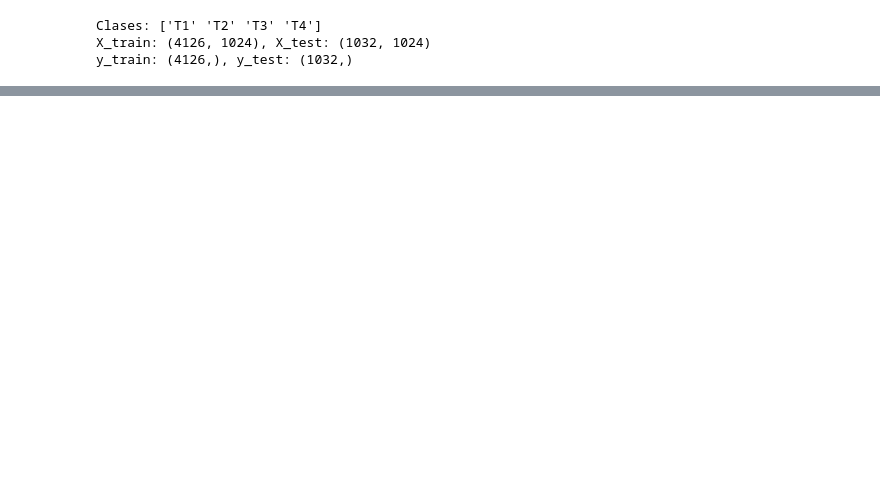
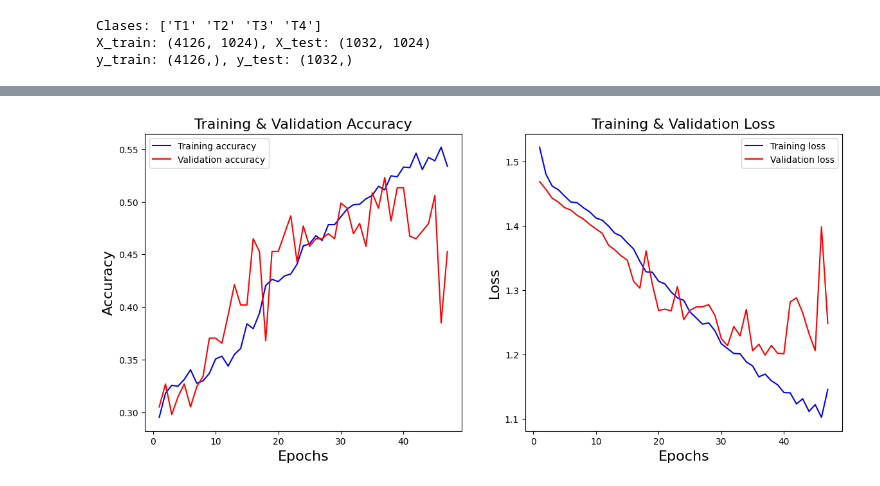
Before and after one commit to Hugo31810/OncoNLP, a Jupyter notebook: Notebooks/06_CNNs.ipynb, the cells around one changed output, grey strips where cells are left out. Saved outputs shown, nothing was run; the diff lists cells and outputs as text; code cells hidden in the pictures; blank space fills up the shorter version.

```diff
--- a/Notebooks/06_CNNs.ipynb
+++ b/Notebooks/06_CNNs.ipynb
@@ -236,0 +182,18 @@ weighted avg       0.38      0.36      0.33      1032
+# %%
+# cargamos los embeddings generados previamente
+X_train = np.load("../data/processed/Elmo/max/X_train_elmo_max.npy")
+X_test  = np.load("../data/processed/Elmo/max/X_test_elmo_max.npy")
+
+# cargamos las etiquetas con el mismo split que usamos al generar los embeddings
+df = pd.read_csv('../data/raw/tcga_simple_train.csv')
+_, _, y_train, y_test = train_test_split(df['text'], df['t'], test_size=0.2, random_state=42)
+
+from sklearn.preprocessing import LabelEncoder
+le = LabelEncoder()
+y_train = le.fit_transform(y_train)
+y_test = le.transform(y_test)
+
+print("Clases:", le.classes_)
+
+print(f"X_train: {X_train.shape}, X_test: {X_test.shape}")
+print(f"y_train: {y_train.shape}, y_test: {y_test.shape}")
@@ -236,0 +204,73 @@ weighted avg       0.38      0.36      0.33      1032
+# %%
+X_train = X_train.reshape(X_train.shape[0], 1, X_train.shape[1])
+X_test  = X_test.reshape(X_test.shape[0],  1, X_test.shape[1])
+
+num_clases = len(le.classes_)
+
+from tensorflow.keras.regularizers import l2
+from sklearn.metrics import f1_score, classification_report
+
+model = Sequential()
+model.add(Conv1D(filters=256, kernel_size=1, activation='relu', input_shape=(1, X_train.shape[2])))
+model.add(Conv1D(filters=128, kernel_size=1, activation='relu'))
+model.add(GlobalMaxPooling1D())
+model.add(Dense(256, activation='relu', kernel_regularizer=l2(0.0005)))
+model.add(Dropout(0.3))
+model.add(Dense(128, activation='relu', kernel_regularizer=l2(0.0005)))
+model.add(Dropout(0.3))
+model.add(Dense(64, activation='relu'))
+model.add(Dense(num_clases, activation='softmax'))
+
+model.summary()
+
+model.compile(
+    optimizer=Adam(learning_rate=0.00005),
+    loss='sparse_categorical_crossentropy',
+    metrics=['accuracy']
+)
+
+early_stop = EarlyStopping(monitor='val_loss', patience=10, restore_best_weights=True)
+
+history = model.fit(
+    X_train, y_train,
+    epochs=200,
+    batch_size=16,
+    validation_split=0.1,
+    callbacks=[early_stop]
+)
+
+loss, accuracy = model.evaluate(X_test, y_test)
+print(f"Loss: {loss:.4f} | Accuracy: {accuracy:.4f}")
+
+y_pred = model.predict(X_test)
+y_pred_clases = np.argmax(y_pred, axis=1)
+
+print(f"F1 Macro:    {f1_score(y_test, y_pred_clases, average='macro'):.4f}")
+print(f"F1 Weighted: {f1_score(y_test, y_pred_clases, average='weighted'):.4f}")
+print("\n", classification_report(y_test, y_pred_clases, target_names=le.classes_))
+
+history_dict    = history.history
+loss_values     = history_dict['loss']
+val_loss_values = history_dict['val_loss']
+accuracy_vals   = history_dict['accuracy']
+val_accuracy    = history_dict['val_accuracy']
+epochs          = range(1, len(loss_values) + 1)
+
+fig, ax = plt.subplots(1, 2, figsize=(14, 6))
+
+ax[0].plot(epochs, accuracy_vals, 'b',   label='Training accuracy')
+ax[0].plot(epochs, val_accuracy,  'red', label='Validation accuracy')
+ax[0].set_title('Training & Validation Accuracy', fontsize=16)
+ax[0].set_xlabel('Epochs', fontsize=16)
+ax[0].set_ylabel('Accuracy', fontsize=16)
+ax[0].legend()
+
+ax[1].plot(epochs, loss_values,     'b',   label='Training loss')
+ax[1].plot(epochs, val_loss_values, 'red', label='Validation loss')
+ax[1].set_title('Training & Validation Loss', fontsize=16)
+ax[1].set_xlabel('Epochs', fontsize=16)
+ax[1].set_ylabel('Loss', fontsize=16)
+ax[1].legend()
+
+plt.show()
+# %% [output]
@@ -236,0 +315 @@ weighted avg       0.38      0.36      0.33      1032
+[figure, added]
```
Also changed, not shown: parts of 18 cells of this notebook.
